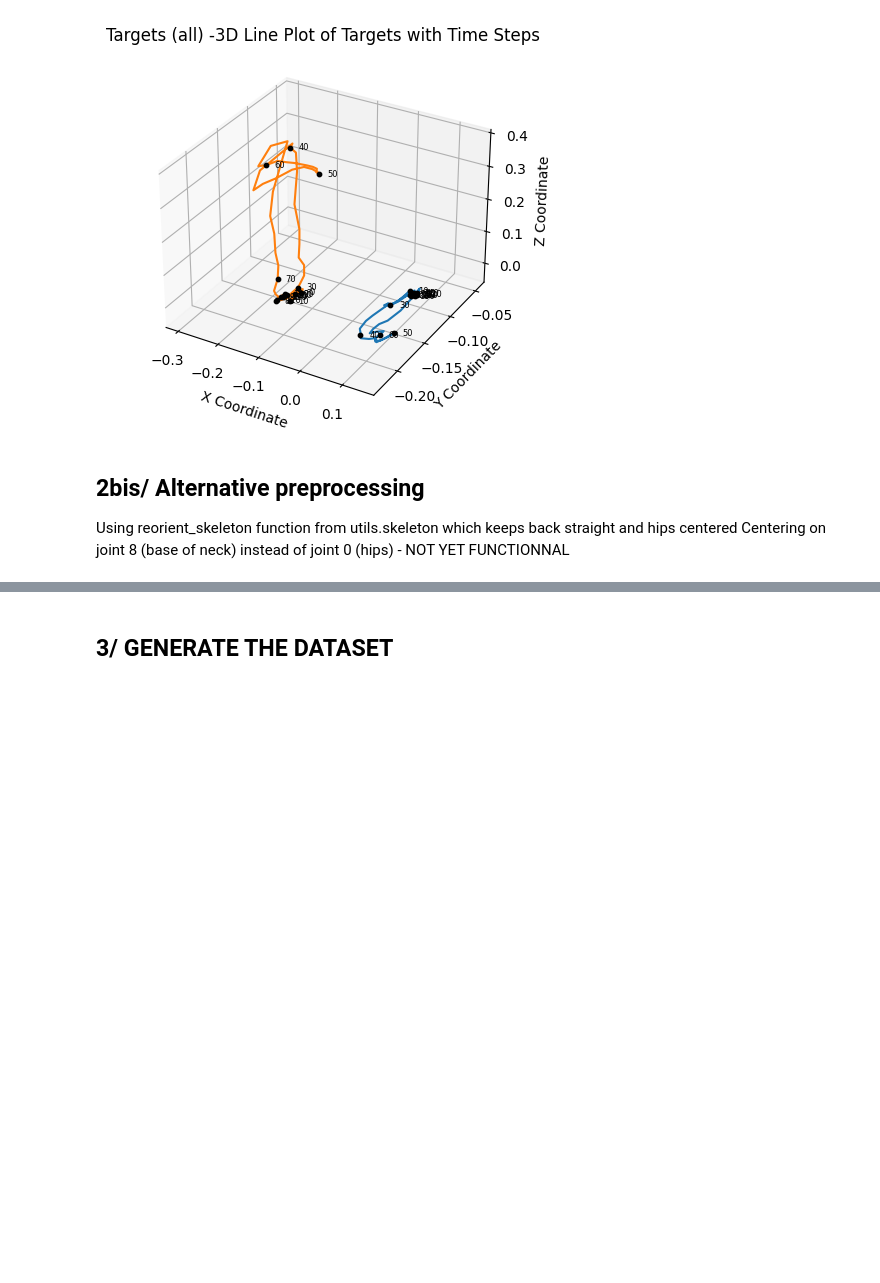
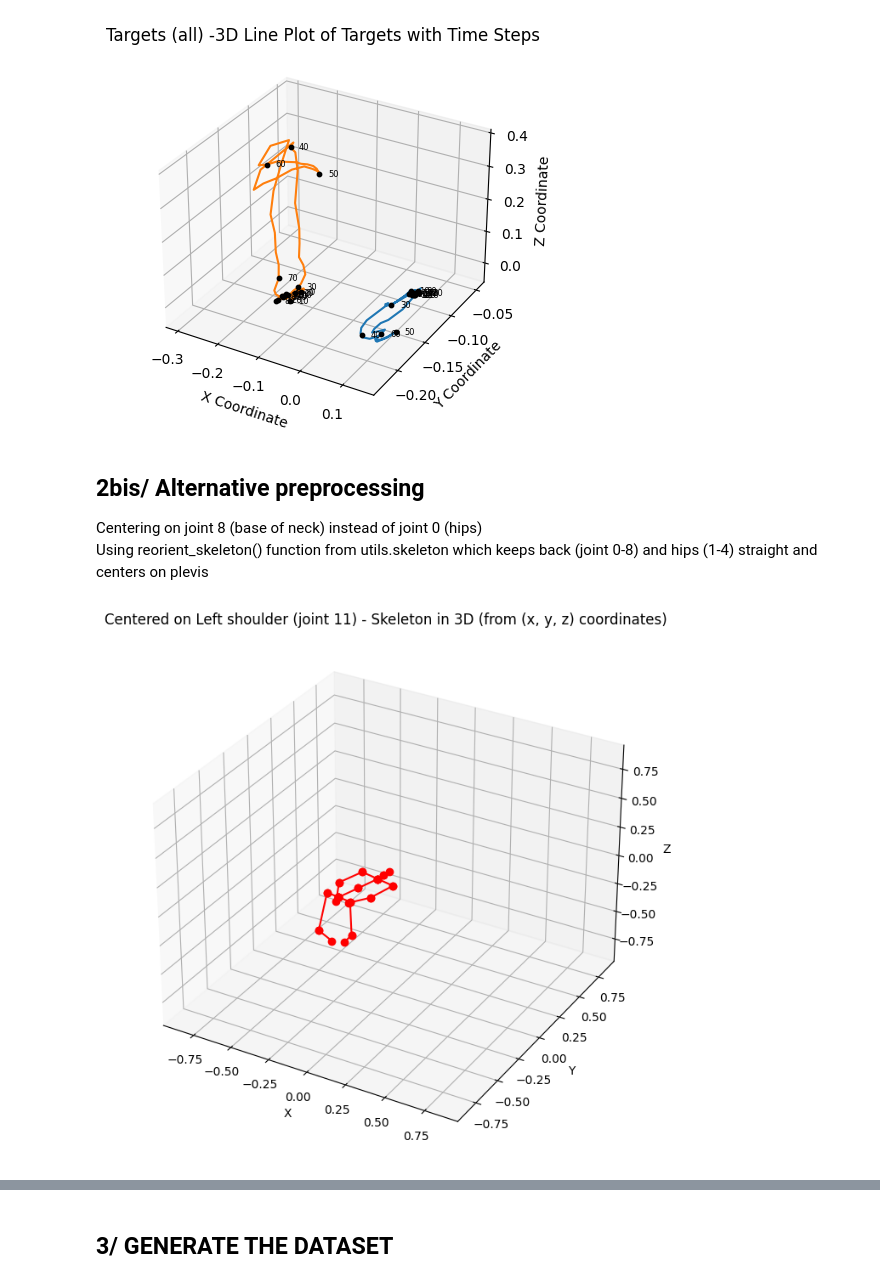
Before and after one commit to anaele-paris/Poppy, a Jupyter notebook: video_capturing.ipynb, the cells around one changed output, grey strips where cells are left out. Saved outputs shown, nothing was run; the diff lists cells and outputs as text; code cells hidden in the pictures; blank space fills up the shorter version.

```diff
--- a/video_capturing.ipynb
+++ b/video_capturing.ipynb
@@ -785,17 +809,37 @@ plot_3d_hand_trajectory(targets, period=10, title='Targets (all) -')
 # %% [markdown]
 **2bis/ Alternative preprocessing**
 ---
-Using reorient_skeleton function from utils.skeleton which keeps back straight and hips centered
-Centering on joint 8 (base of neck) instead of joint 0 (hips) - NOT YET FUNCTIONNAL
+Centering on joint 8 (base of neck) instead of joint 0 (hips)<br>
+Using reorient_skeleton() function from utils.skeleton which keeps back (joint 0-8) and hips (1-4) straight and centers on plevis
 # %%
 # Choose video file
 path = './resources/'
 # file = 'mai1.mov'
-file = 'anaele_hoolahoop.mp4' # anaele_hoolahoop.mp4 anaele_twist.mp4
+file = 'anaele_kneel_down.mp4' # anaele_hoolahoop.mp4 anaele_twist.mp4 anaele_kneel_down.mp4
 # file = 'output.mp4'
 video = path + file
 
-
 # Extract humain skeleton from video and preprocess
 skeletons = blazepose_skeletons(video)
+# %%
+# ALTERNATIVE 1 - CENTERING ON OTHER JOINTS THAN PELVIS (JOINT 0)
+# pelvis (ref_joint=0), base of neck (ref_joint=8), left foot (ref_joint=3), left shoulder (ref_joint=11)
+
+# Choose sequence
+begin = 100
+end = 250
+sequence = slice(begin, end)
+
+# RAw skeleton
+# plot_skeletons_video_xyz(skeletons[sequence,:,:], topology, proportionnal=1, title="Raw Skeletons") # to viex extract [50:150,:,:]
+
+# Preprocess the skeleton with different centers (ref_joint= 0 pelvis, =3 left foot, =8 base of neck,  =11 left shoulder)
+centers = [0, 3, 8, 11]
+for center in centers:
+    skeletons_pp = preprocess_skeletons(skeletons, topology, ref_joint=center ,alpha= np.pi/4 , smoothing_n=4, interpolation_factor = 1 )
+    plot_skeletons_video_xyz(skeletons_pp[sequence,:,:], topology, proportionnal=1, title="Centered on " + joints_name[center] + " (joint "+ str(center) +") - ") # to viex extract [50:150,:,:]
+
+# => CHOICE OF THE CENTERING JOINT TO BE DONE ACCORDING TO POPPY'S EMBODIMENT (joints 0 is fix, joint 8 has little moovement possibilities)
+# %% [output]
+[figure, added]
 # %%
```
Also changed, not shown: parts of 13 cells of this notebook, 20 other files.
